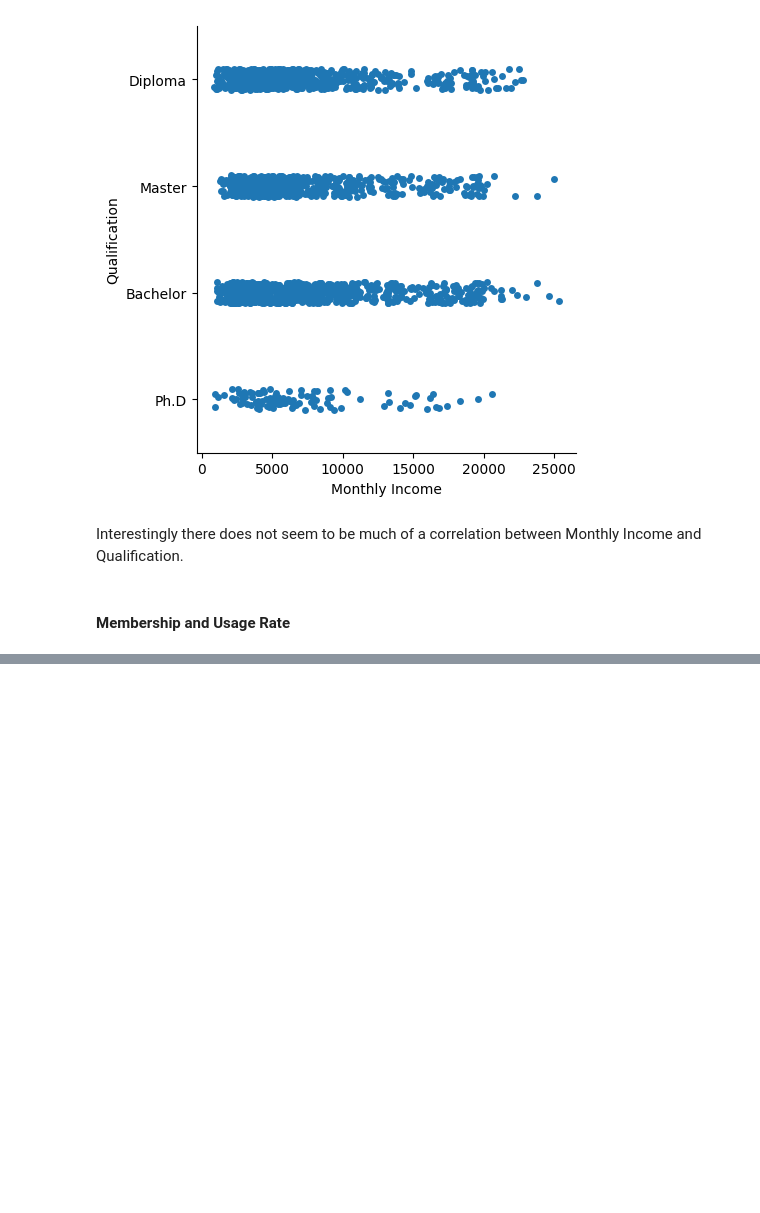
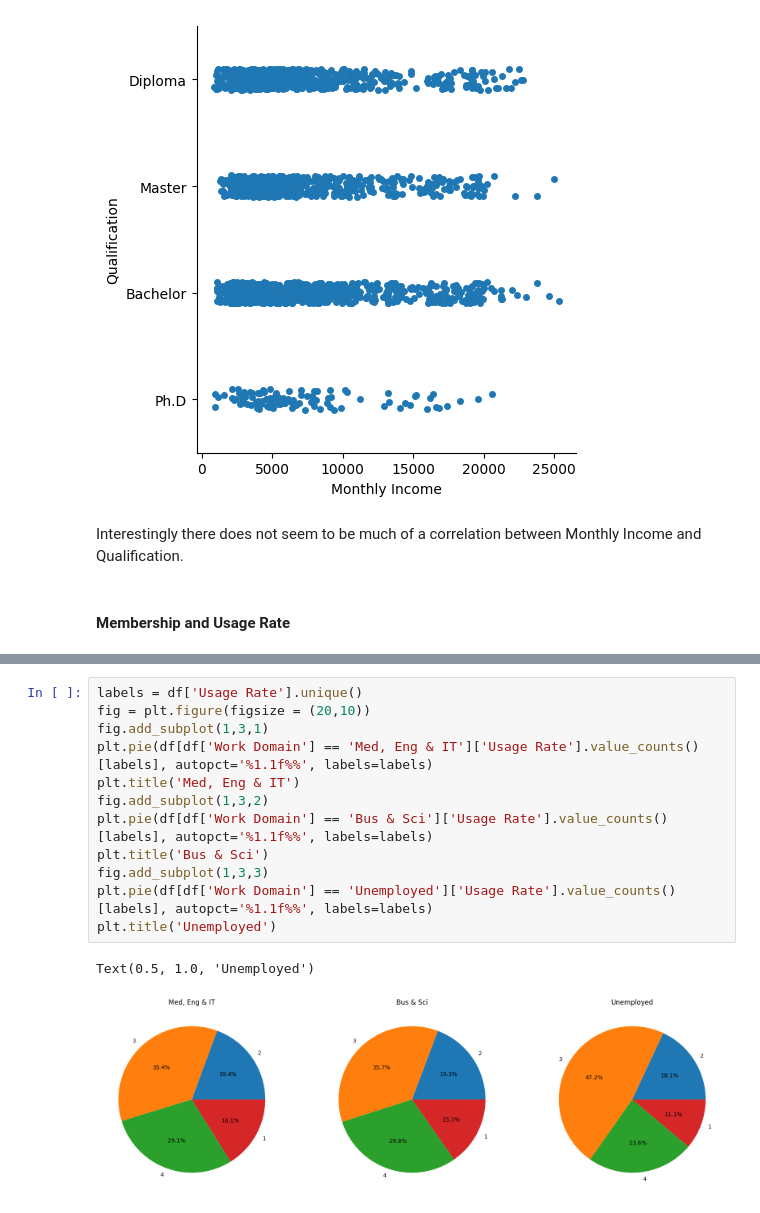
Before and after one commit to Anglesofdeath/attrition-data-science-project, a Jupyter notebook: eda.ipynb, the cells around one changed output, grey strips where cells are left out. Drawn from its saved outputs; the diff is of its cells as text; blank space fills up the shorter version.

```diff
--- a/eda.ipynb
+++ b/eda.ipynb
@@ -1180,0 +1222,15 @@ Interestingly there does not seem to be much of a correlation between Monthly In
+# %%
+labels = df['Usage Rate'].unique()
+fig = plt.figure(figsize = (20,10))
+fig.add_subplot(1,3,1)
+plt.pie(df[df['Work Domain'] == 'Med, Eng & IT']['Usage Rate'].value_counts()[labels], autopct='%1.1f%%', labels=labels)
+plt.title('Med, Eng & IT')
+fig.add_subplot(1,3,2)
+plt.pie(df[df['Work Domain'] == 'Bus & Sci']['Usage Rate'].value_counts()[labels], autopct='%1.1f%%', labels=labels)
+plt.title('Bus & Sci')
+fig.add_subplot(1,3,3)
+plt.pie(df[df['Work Domain'] == 'Unemployed']['Usage Rate'].value_counts()[labels], autopct='%1.1f%%', labels=labels)
+plt.title('Unemployed')
+# %% [output]
+Text(0.5, 1.0, 'Unemployed')
+[figure, added]
```
Also changed, not shown: parts of 15 cells of this notebook.
